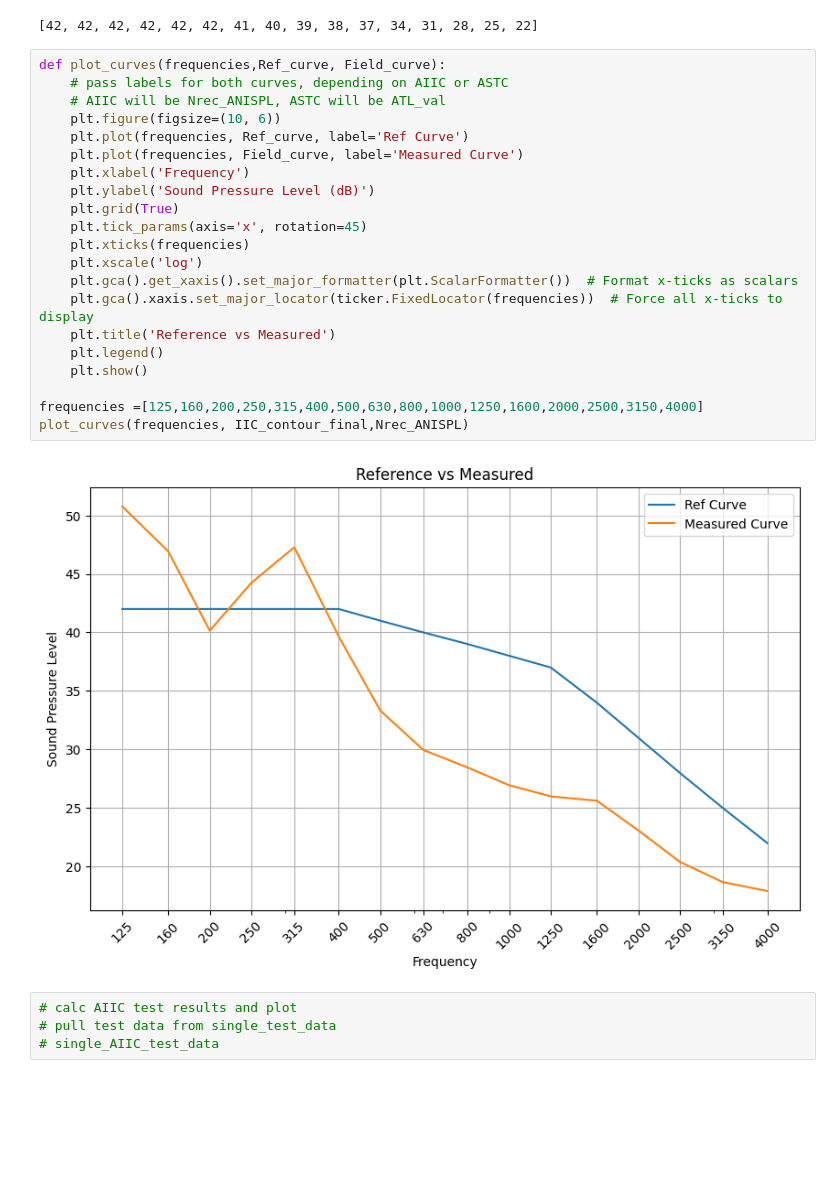
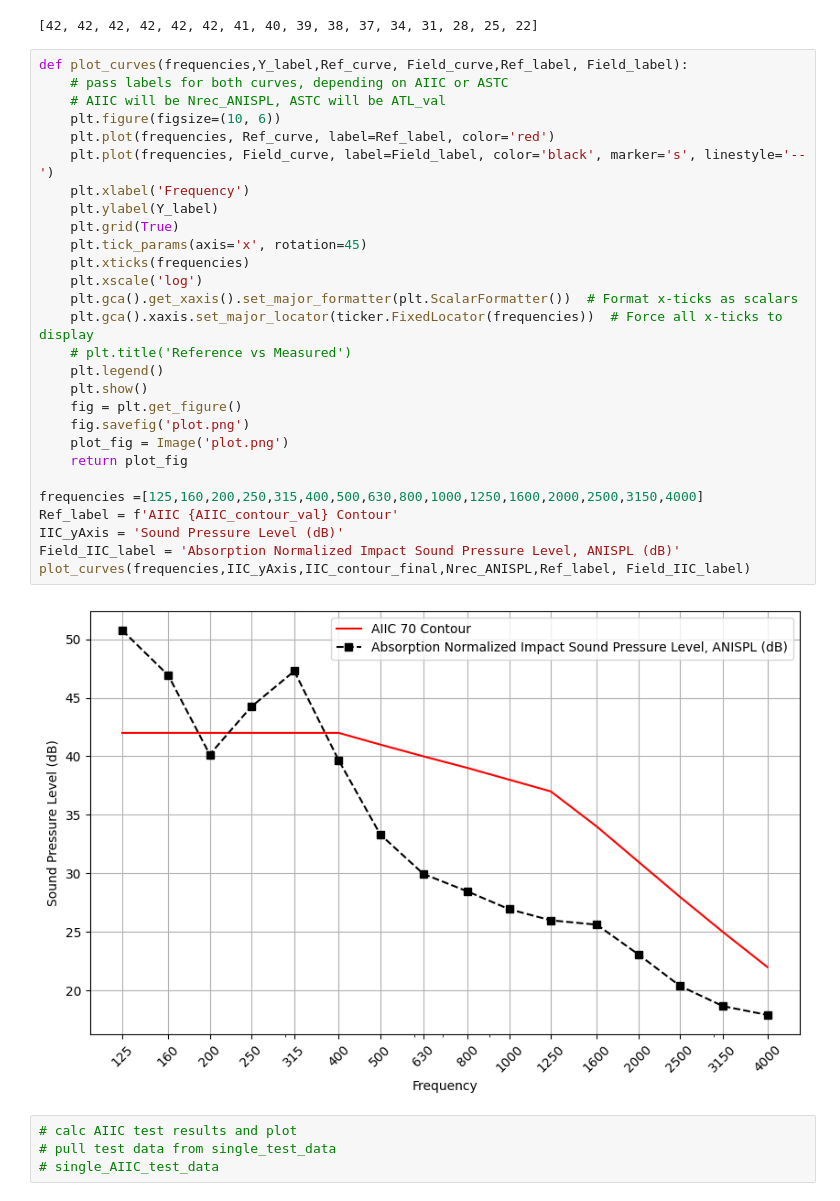
Before and after one commit to phiberoptik112/ASTM_test_calculator, a Jupyter notebook: ASTC GUI proto debug.ipynb, the cells around one changed output. Cells and saved outputs as stored; diff of their text form; blank space fills up the shorter version.

Commit message:
adding in plotting details, formatting

```diff
--- a/ASTC GUI proto debug.ipynb
+++ b/ASTC GUI proto debug.ipynb
@@ -604,28 +596,35 @@ print(IIC_contour_final)
 # %% [output]
 [42, 42, 42, 42, 42, 42, 41, 40, 39, 38, 37, 34, 31, 28, 25, 22]
 # %%
-def plot_curves(frequencies,Ref_curve, Field_curve):
+def plot_curves(frequencies,Y_label,Ref_curve, Field_curve,Ref_label, Field_label):
     # pass labels for both curves, depending on AIIC or ASTC
     # AIIC will be Nrec_ANISPL, ASTC will be ATL_val
     plt.figure(figsize=(10, 6))
-    plt.plot(frequencies, Ref_curve, label='Ref Curve')
-    plt.plot(frequencies, Field_curve, label='Measured Curve')
+    plt.plot(frequencies, Ref_curve, label=Ref_label, color='red')
+    plt.plot(frequencies, Field_curve, label=Field_label, color='black', marker='s', linestyle='--')
     plt.xlabel('Frequency')
-    plt.ylabel('Sound Pressure Level (dB)')
+    plt.ylabel(Y_label)
     plt.grid(True)
     plt.tick_params(axis='x', rotation=45)
     plt.xticks(frequencies)
     plt.xscale('log')
     plt.gca().get_xaxis().set_major_formatter(plt.ScalarFormatter())  # Format x-ticks as scalars
     plt.gca().xaxis.set_major_locator(ticker.FixedLocator(frequencies))  # Force all x-ticks to display
-    plt.title('Reference vs Measured')
+    # plt.title('Reference vs Measured')
     plt.legend()
     plt.show()
+    fig = plt.get_figure()
+    fig.savefig('plot.png')
+    plot_fig = Image('plot.png')
+    return plot_fig
 
 frequencies =[125,160,200,250,315,400,500,630,800,1000,1250,1600,2000,2500,3150,4000]
-plot_curves(frequencies, IIC_contour_final,Nrec_ANISPL)
+Ref_label = f'AIIC {AIIC_contour_val} Contour'
+IIC_yAxis = 'Sound Pressure Level (dB)'
+Field_IIC_label = 'Absorption Normalized Impact Sound Pressure Level, ANISPL (dB)'
+plot_curves(frequencies,IIC_yAxis,IIC_contour_final,Nrec_ANISPL,Ref_label, Field_IIC_label)
 # %% [output]
-[figure, old version]
+[figure, new version]
 # %%
 # calc AIIC test results and plot
 # pull test data from single_test_data
```
Also changed, not shown: parts of 1 cell of this notebook, 2 other files.
